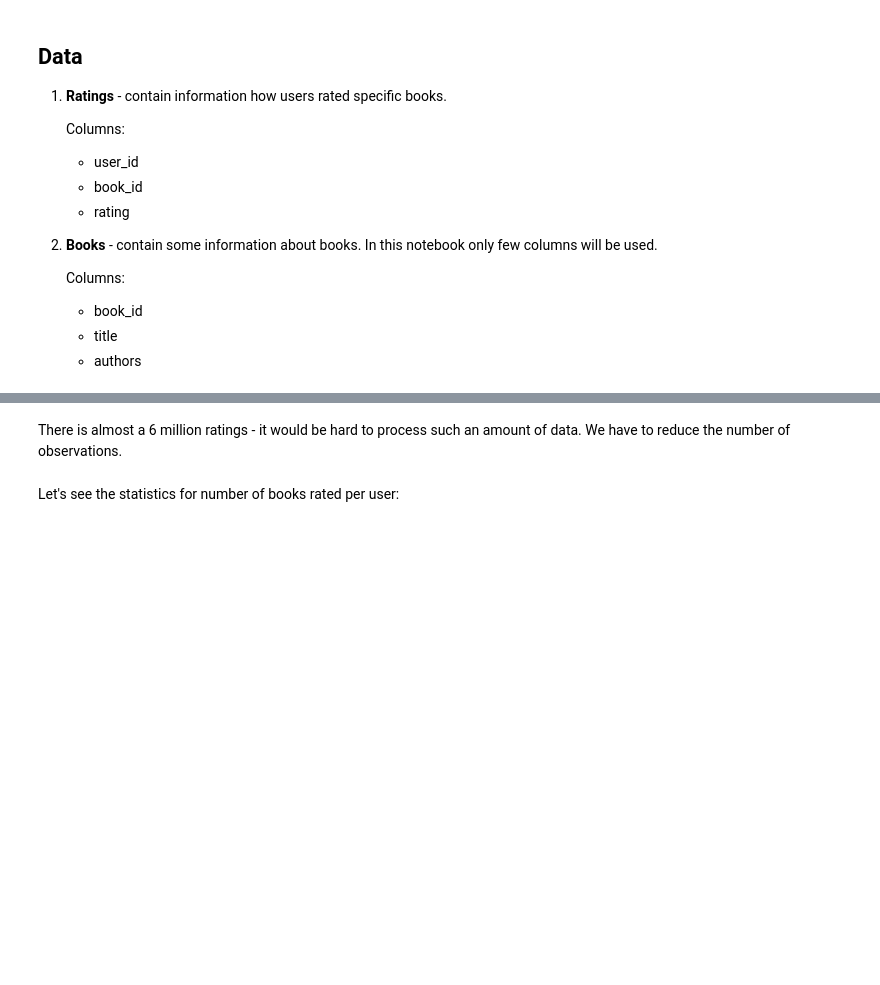
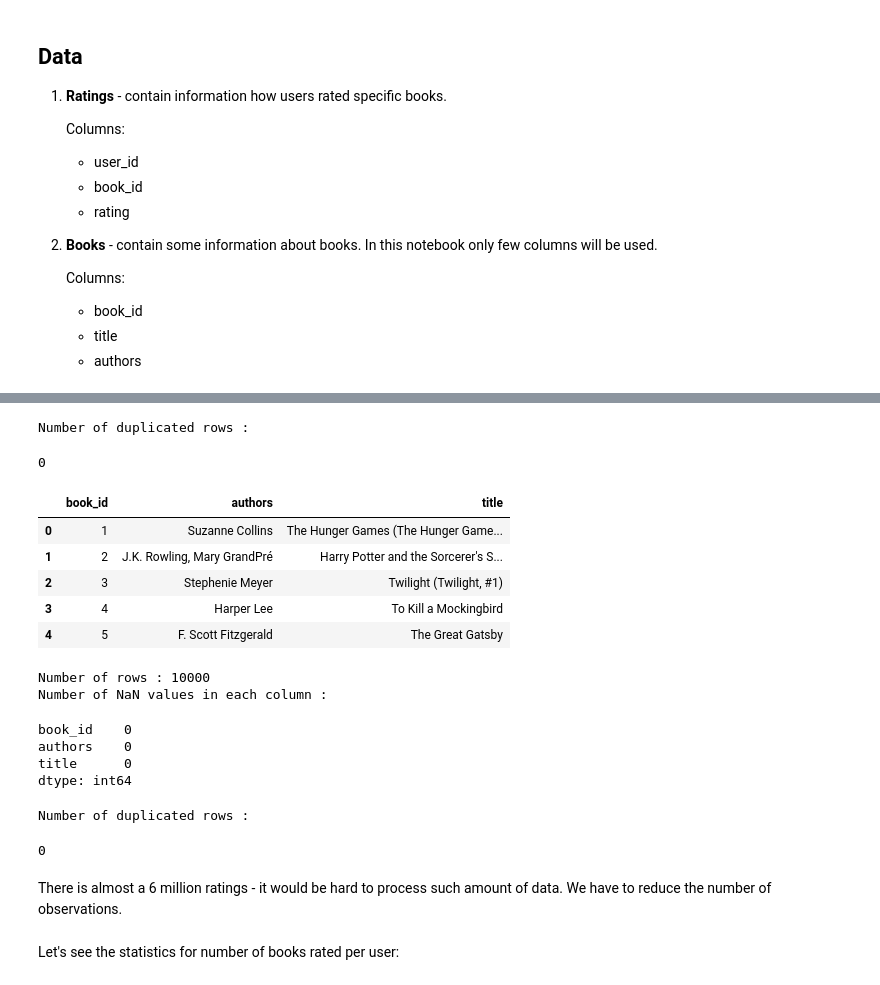
Before and after one commit to zuba0/Book-recommendation-system, a Jupyter notebook: Collaborative filtering.ipynb, the cells around one changed output, grey strips where cells are left out. Drawn from its saved outputs; the diff is of its cells as text; code cells hidden in the pictures; blank space fills up the shorter version.

```diff
--- a/Collaborative filtering.ipynb
+++ b/Collaborative filtering.ipynb
@@ -40,6 +41,5 @@ from surprise import accuracy
     * title
     * authors
 # %%
-ratings = pd.read_csv('./goodbooks-10k-1.0/ratings.csv')
-#books = pd.read_csv('./goodbooks-10k-1.0/books.csv')
-display(ratings.head(5))
+ratings = pd.read_csv(filepath_or_buffer='./goodbooks-10k-1.0/ratings.csv')
+books = pd.read_csv(filepath_or_buffer='./goodbooks-10k-1.0/books.csv', usecols=['book_id','title','authors'])
@@ -59,5 +65,30 @@ Number of users who rated at least one book is 53424
+# %%
+show_duplicates(ratings[['user_id','book_id']])
+# %% [output]
+Number of duplicated rows :
+0
+# %%
+show_df_info(books)
+# %% [output]
+|  | book_id | authors | title |
+| 0 | 1 | Suzanne Collins | The Hunger Games (The Hunger Game... |
+| 1 | 2 | J.K. Rowling, Mary GrandPré | Harry Potter and the Sorcerer's S... |
+| 2 | 3 | Stephenie Meyer | Twilight (Twilight, #1) |
+| 3 | 4 | Harper Lee | To Kill a Mockingbird |
+| 4 | 5 | F. Scott Fitzgerald | The Great Gatsby |
+Number of rows : 10000
+Number of NaN values in each column :
+book_id    0
+authors    0
+title      0
+dtype: int64
+# %%
+show_duplicates(books)
+# %% [output]
+Number of duplicated rows :
+0
 # %% [markdown]
-There is almost a 6 million ratings - it would be hard to process such an amount of data. We have to reduce the number of observations.
+There is almost a 6 million ratings - it would be hard to process such amount of data. We have to reduce the number of observations.
 # %% [markdown]
 Let's see the statistics for number of books rated per user:
 # %%
```
Also changed, not shown: parts of 9 cells of this notebook, 1 other file.
